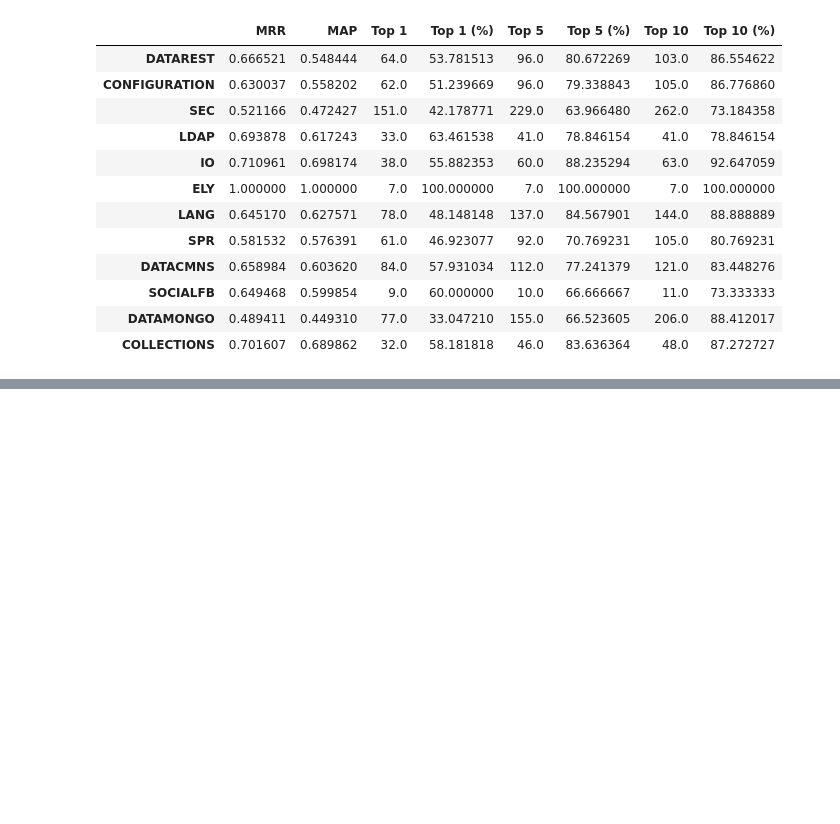
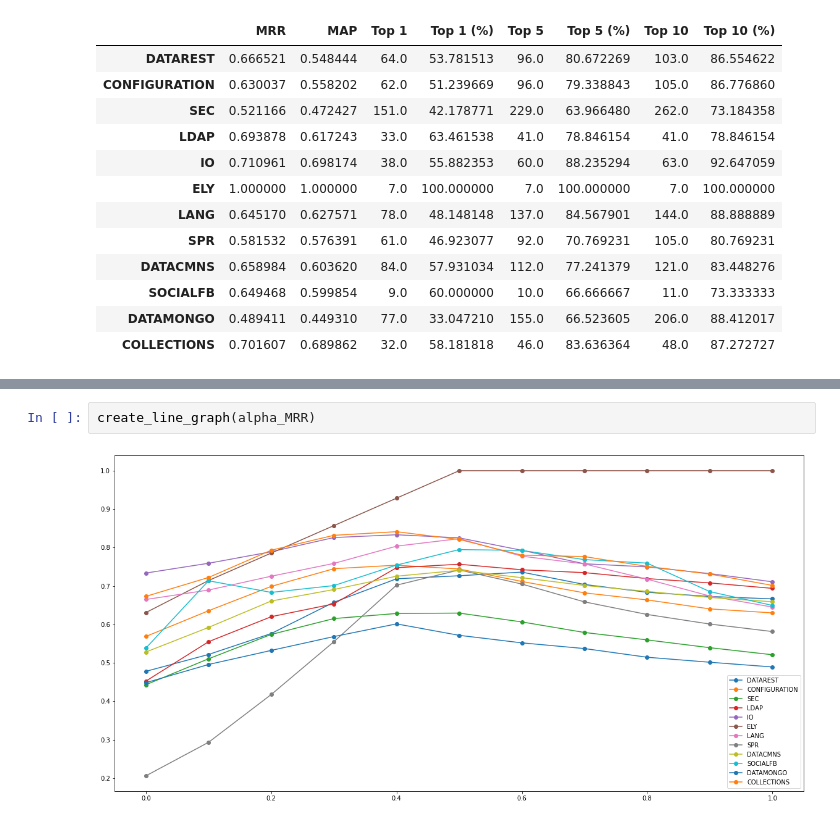
Before and after one commit to JeremyOlea/BugLocator, a Jupyter notebook: Method2.ipynb, the cells around one changed output, grey strips where cells are left out. Cells and saved outputs as stored; diff of their text form; blank space fills up the shorter version.

```diff
--- a/Method2.ipynb
+++ b/Method2.ipynb
@@ -745,0 +711,4 @@ visualize_top_k_percent(all_combined_alpha_performance_table[1])
+# %%
+create_line_graph(alpha_MRR)
+# %% [output]
+[figure, added]
```
Also changed, not shown: parts of 43 cells of this notebook.
